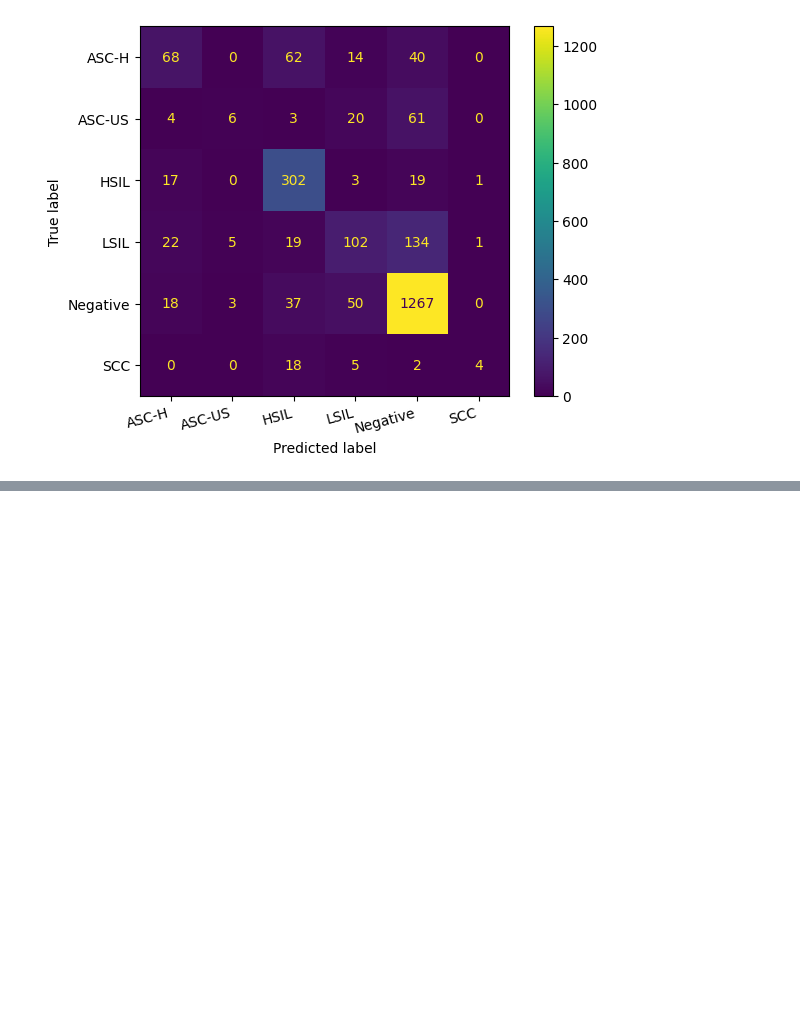
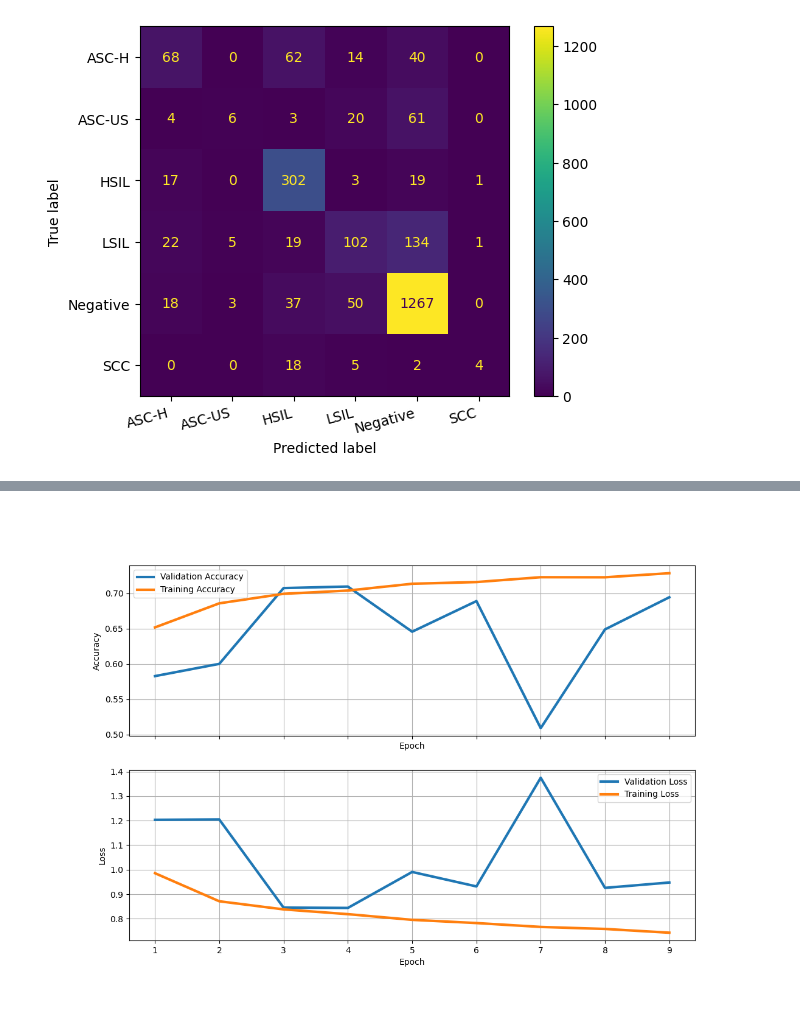
Before and after one commit to HenriqueCastros/pai-flower-nucleus, a Jupyter notebook: trab.ipynb, the cells around one changed output, grey strips where cells are left out. Saved outputs shown, nothing was run; the diff lists cells and outputs as text; code cells hidden in the pictures; blank space fills up the shorter version.

```diff
--- a/trab.ipynb
+++ b/trab.ipynb
@@ -647,0 +765,9 @@ pos_model.evaluate(test_data_pos)
+# %%
+input = Input(shape=(100, 100, 3))
+preprocess = Rescaling(1.0 / 255.0)(input)
+resnet = ResNet50(include_top=False, input_tensor=preprocess)
+global_pool = GlobalAveragePooling2D()(resnet.output)
+output = Dense(6, activation='softmax')(global_pool)
+
+all_resnet = tf.keras.Model(inputs=input, outputs=output)
+all_resnet.summary()
@@ -647,0 +801,20 @@ pos_model.evaluate(test_data_pos)
+# %%
+loss_function = tf.keras.losses.SparseCategoricalCrossentropy()
+optimizer = tf.keras.optimizers.Adam(learning_rate=0.00005)
+
+all_resnet.compile(loss=loss_function, optimizer=optimizer, metrics=["accuracy"])
+# %%
+epochs = 32
+callback = tf.keras.callbacks.EarlyStopping(
+    monitor='val_loss', patience=5, restore_best_weights=True
+)
+
+history = all_resnet.fit(
+    train_data_all, epochs=epochs, validation_data=val_data_all, callbacks=[callback]
+)
+# %%
+fig, axs = plot_results(history, show=False)
+plt.savefig('.\\model_data\\nn\\resnet\\all_classes\\graph.png')
+plt.show()
+# %% [output]
+[figure, added]
```
Also changed, not shown: parts of 23 cells of this notebook.
